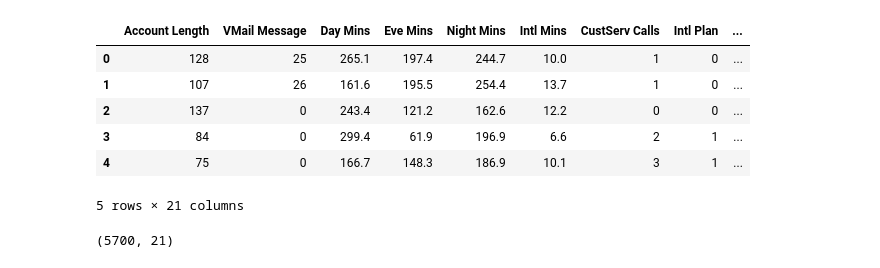
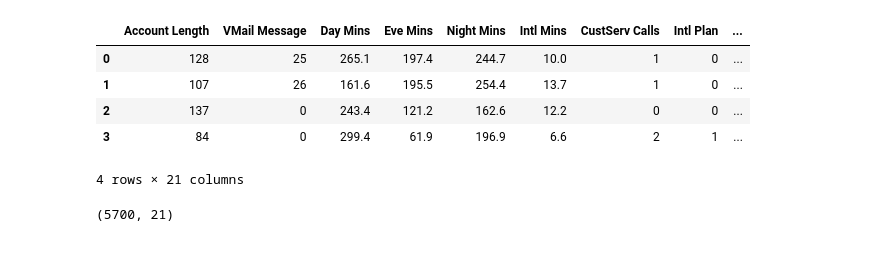
Before and after one commit to VishalDeoPrasad/Machine-Learning, a Jupyter notebook: Logistic Regression.ipynb, the cells around one changed output. Drawn from its saved outputs; the diff is of its cells as text; code cells hidden in the pictures.

```diff
--- a/Logistic Regression.ipynb
+++ b/Logistic Regression.ipynb
@@ -8,14 +12,13 @@ from sklearn.linear_model import LogisticRegression
 # %%
 churn = pd.read_csv(r"C:\Users\visha\OneDrive\Scaler Academy\Datasets\churn_logistic.csv")
-churn.head()
+churn.head(4)
 # %% [output]
 |  | Account Length | VMail Message | Day Mins | Eve Mins | Night Mins | Intl Mins | CustServ Calls | Intl Plan | ... |
 | 0 | 128 | 25 | 265.1 | 197.4 | 244.7 | 10.0 | 1 | 0 | ... |
 | 1 | 107 | 26 | 161.6 | 195.5 | 254.4 | 13.7 | 1 | 0 | ... |
 | 2 | 137 | 0 | 243.4 | 121.2 | 162.6 | 12.2 | 0 | 0 | ... |
 | 3 | 84 | 0 | 299.4 | 61.9 | 196.9 | 6.6 | 2 | 1 | ... |
-| 4 | 75 | 0 | 166.7 | 148.3 | 186.9 | 10.1 | 3 | 1 | ... |
-5 rows × 21 columns
+4 rows × 21 columns
 # %%
 churn.shape
 # %% [output]
```
Also changed, not shown: parts of 5 cells of this notebook.
